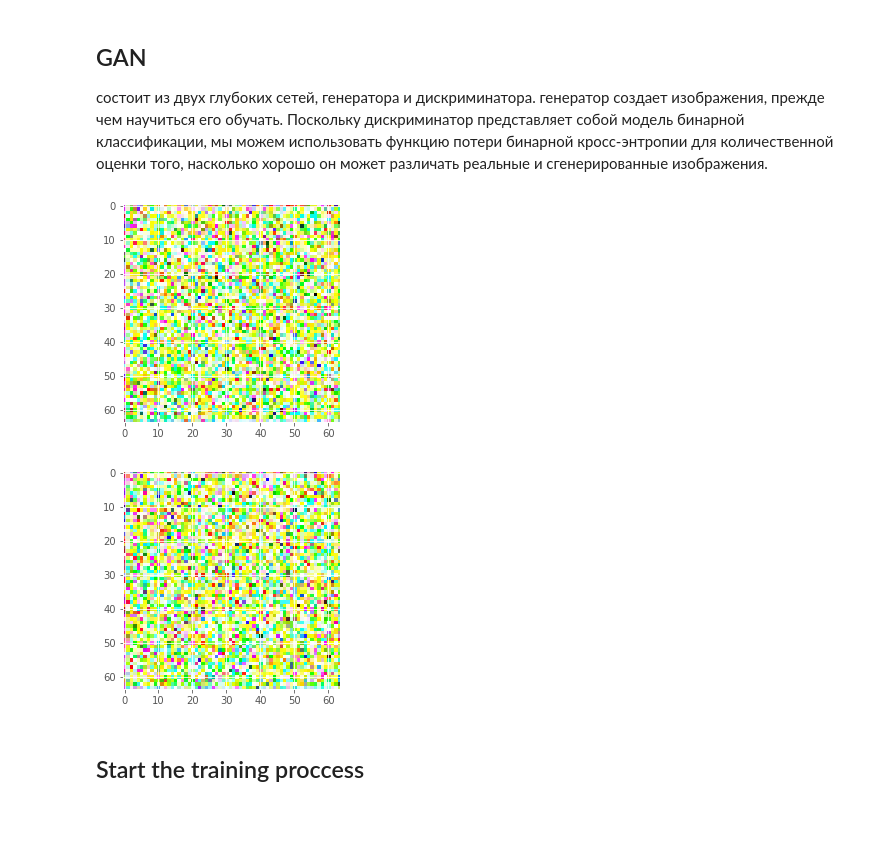
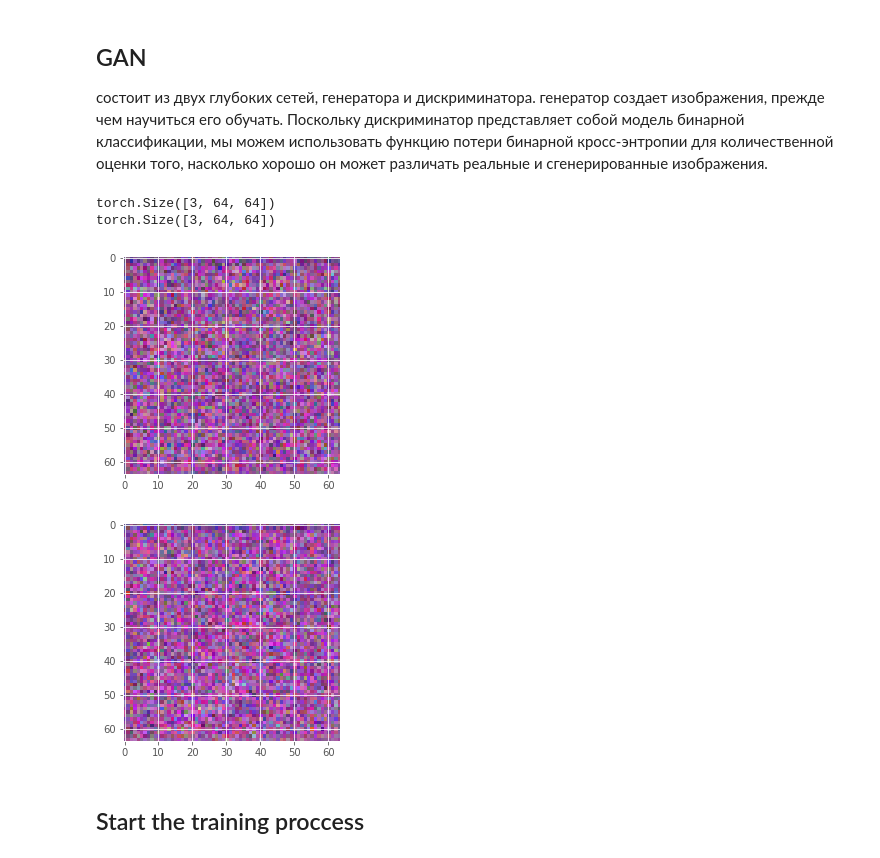
Before and after one commit to Alkhaddour/GAN-Tutorial, a Jupyter notebook: Lab2/02_DcGAN.ipynb, the cells around one changed output. Drawn from its saved outputs; the diff is of its cells as text; code cells hidden in the pictures; blank space fills up the shorter version.

```diff
--- a/Lab2/02_DcGAN.ipynb
+++ b/Lab2/02_DcGAN.ipynb
@@ -29,7 +29,9 @@ class CFG:
     nz = 100 #latent random input vector
     ngf = 64 #Size of feature maps in generator
     ndf = 64 #Size of feature maps in discriminator
-    lr = 0.0001
+    dlr = 0.0001
+    glr = 0.0002
+    lrelu_slope = 0.02
     device = 'cuda'
     sample_dir = "./images/"
 
@@ -109,7 +111,13 @@ class Generator(nn.Module):
         self.conv4 = nn.ConvTranspose2d(in_channels=ngf, out_channels=ngf, kernel_size=(3,3), stride=1, padding=1)
         self.batch4 = nn.BatchNorm2d(ngf)
         self.conv5 = nn.ConvTranspose2d(in_channels=ngf, out_channels=nc, kernel_size=(3,3), stride=1, padding=1)
-
+        # init weights
+        self.linear.weight.data.normal_(0.0, 0.02)
+        self.conv1.weight.data.normal_(0.0, 0.02)
+        self.conv2.weight.data.normal_(0.0, 0.02)
+        self.conv3.weight.data.normal_(0.0, 0.02)
+        self.conv4.weight.data.normal_(0.0, 0.02)
+        self.conv5.weight.data.normal_(0.0, 0.02)
     def forward(self, x):
         bs= x.shape[0]
         x = self.linear(x)
@@ -134,20 +142,27 @@ class Discriminator(nn.Module):
     def __init__(self, nc, h, w, ndf):
     #conv2d - leaky - conv2d - batchnorm - leaky - conv2d - batchnorm - leaky - conv - batchnorm - leaky - conv2d
         super(Discriminator, self).__init__()
-        self.conv1 = nn.ConvTranspose2d(in_channels=nc, out_channels=ndf, kernel_size=(3,3), stride=1, padding=1)
-        self.l_relu1 = nn.LeakyReLU(0.1)
-        self.conv2 = nn.ConvTranspose2d(in_channels=ndf, out_channels=ndf, kernel_size=(3,3), stride=1, padding=1)
+        self.conv1 = nn.Conv2d(in_channels=nc, out_channels=ndf, kernel_size=(3,3), stride=1, padding=1)
+        self.l_relu1 = nn.LeakyReLU(CFG.lrelu_slope)
+        self.conv2 = nn.Conv2d(in_channels=ndf, out_channels=ndf, kernel_size=(3,3), stride=1, padding=1)
         self.bn1 = nn.BatchNorm2d(ndf)
-        self.l_relu2 = nn.LeakyReLU(0.1)
-        self.conv3 = nn.ConvTranspose2d(in_channels=ndf, out_channels=ndf, kernel_size=(3,3), stride=1, padding=1)
+        self.l_relu2 = nn.LeakyReLU(CFG.lrelu_slope)
+        self.conv3 = nn.Conv2d(in_channels=ndf, out_channels=ndf, kernel_size=(3,3), stride=1, padding=1)
         self.bn2 = nn.BatchNorm2d(ndf)
-        self.l_relu3 = nn.LeakyReLU(0.1)
-        self.conv4 = nn.ConvTranspose2d(in_channels=ndf, out_channels=ndf, kernel_size=(3,3), stride=1, padding=1)
+        self.l_relu3 = nn.LeakyReLU(CFG.lrelu_slope)
+        self.conv4 = nn.Conv2d(in_channels=ndf, out_channels=ndf, kernel_size=(3,3), stride=1, padding=1)
         self.bn3 = nn.BatchNorm2d(ndf)
-        self.l_relu4 = nn.LeakyReLU(0.1)
-        self.conv5 = nn.ConvTranspose2d(in_channels=ndf, out_channels=ndf, kernel_size=(3,3), stride=1, padding=1)
+        self.l_relu4 = nn.LeakyReLU(CFG.lrelu_slope)
+        self.conv5 = nn.Conv2d(in_channels=ndf, out_channels=ndf, kernel_size=(3,3), stride=1, padding=1)
 
         self.linear = nn.Linear(262144, 1)
+        # init weights
+        self.conv1.weight.data.normal_(0.0, 0.02)
+        self.conv2.weight.data.normal_(0.0, 0.02)
+        self.conv3.weight.data.normal_(0.0, 0.02)
+        self.conv4.weight.data.normal_(0.0, 0.02)
+        self.conv5.weight.data.normal_(0.0, 0.02)
+        self.linear.weight.data.normal_(0.0, 0.02)
     def forward(self, x):
         x = self.conv1(x)
         x = self.l_relu1(x)
@@ -172,15 +187,17 @@ D = Discriminator(CFG.image_C, CFG.image_H, CFG.image_W, CFG.ndf)
 # %%
 # show the output of model
 y = G(torch.randn(2, CFG.nz))
 with torch.no_grad():
     for img in y:
-        img= img.reshape(CFG.image_C, CFG.image_H, CFG.image_W)
+        print(img.size())
         img = unnomalization(img.unsqueeze(0)).squeeze(0)
         plt.figure()
         plot_torch_image(img.detach())
 # %% [output]
+torch.Size([3, 64, 64])
+torch.Size([3, 64, 64])
-[figure, old version]
+[figure, new version]
-[figure, old version]
+[figure, new version]
 # %%
 # define the criterion is nn.BCELoss()
 loss_fn = nn.BCELoss()
```
Also changed, not shown: parts of 7 cells of this notebook, 1 other file.
